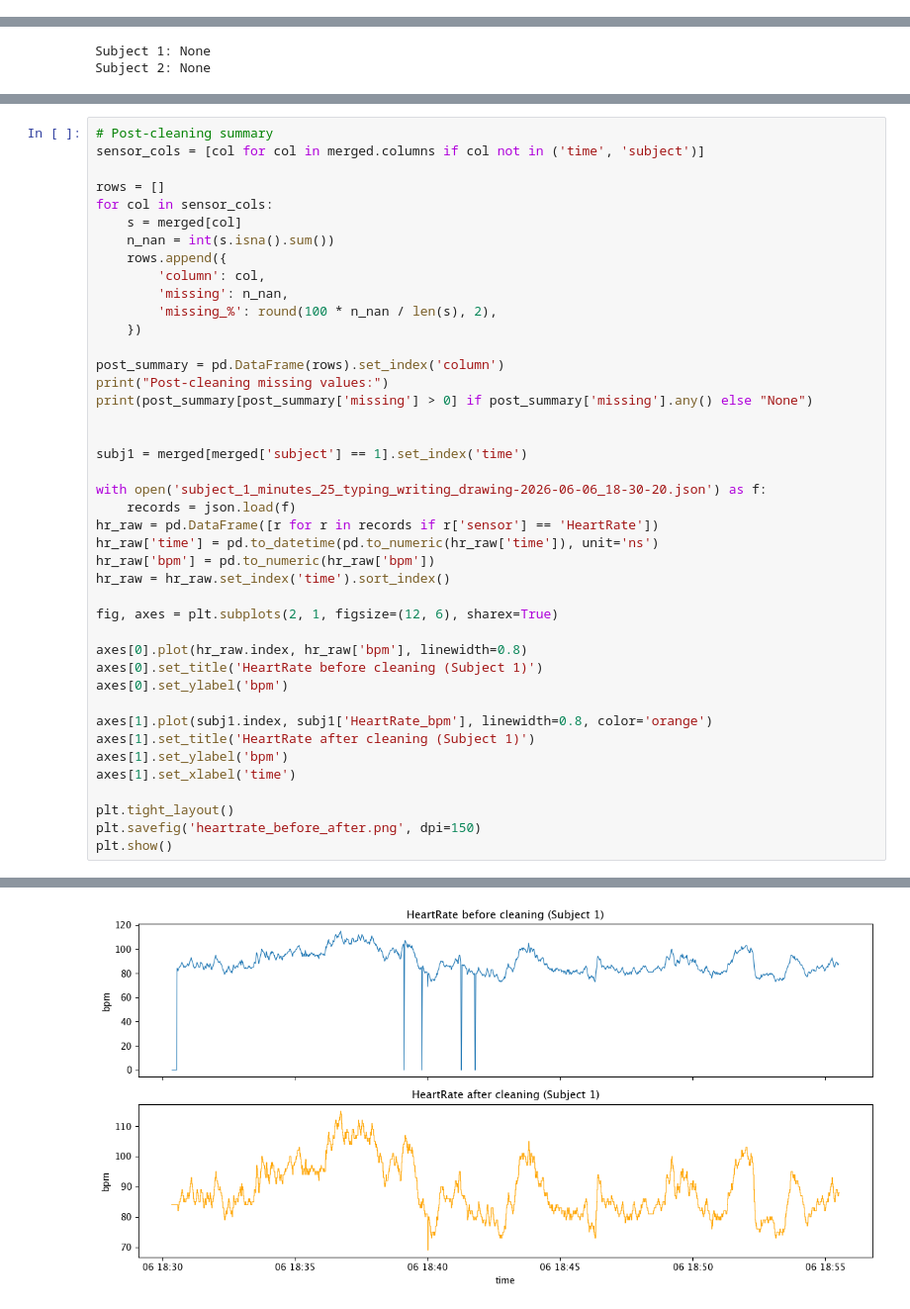
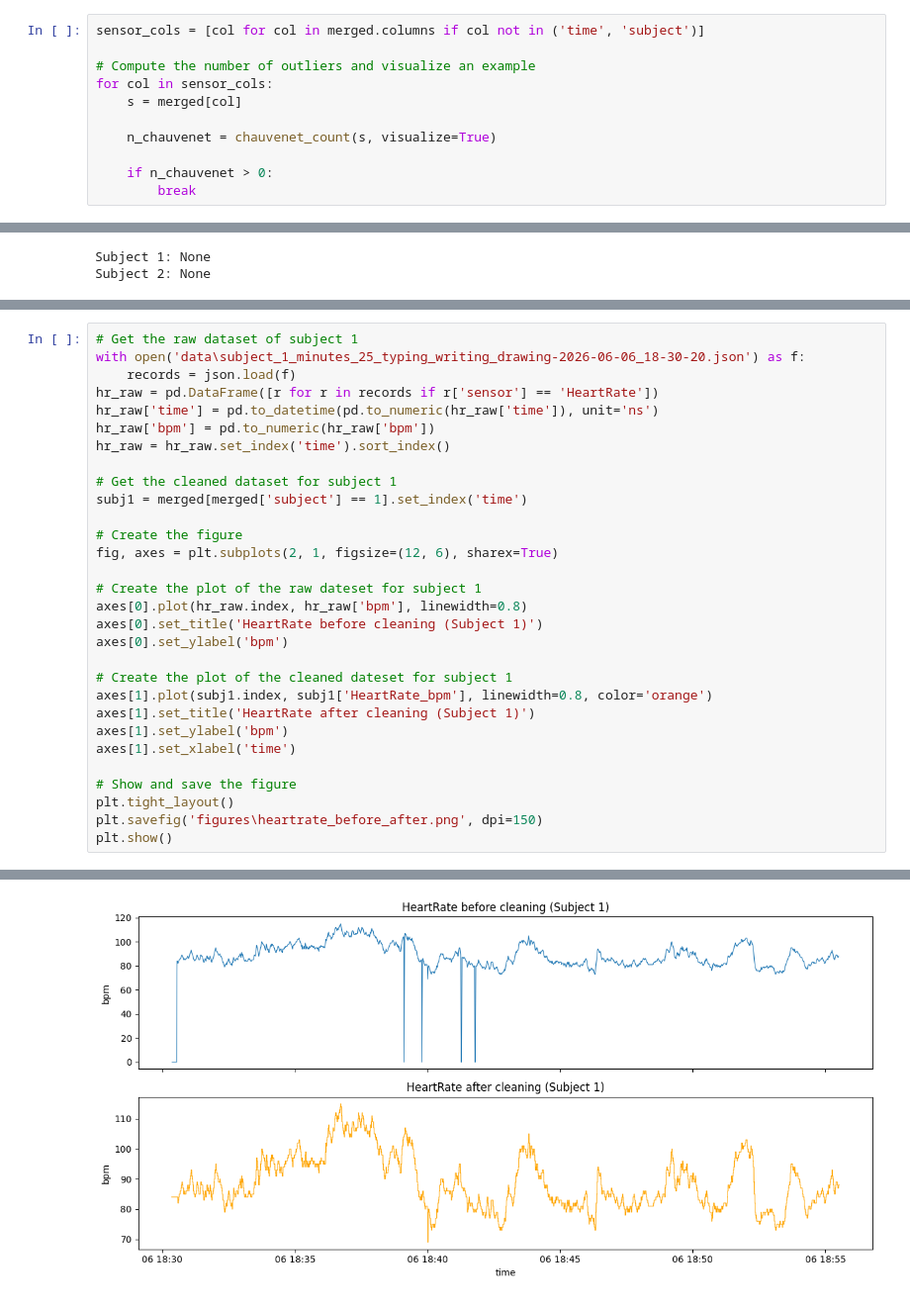
Before and after one commit to kms2302/group8_ml4qs, a Jupyter notebook: Python3Code/group8/Machine learning.ipynb, the cells around one changed output, grey strips where cells are left out. Shown at 99% size. Cells and saved outputs as stored; diff of their text form.

Commit message:
Data loading and cleaning

```diff
--- a/Python3Code/group8/Machine learning.ipynb
+++ b/Python3Code/group8/Machine learning.ipynb
@@ -137,0 +330,11 @@ dtype: int64
+# %%
+sensor_cols = [col for col in merged.columns if col not in ('time', 'subject')]
+
+# Compute the number of outliers and visualize an example
+for col in sensor_cols:
+    s = merged[col]
+
+    n_chauvenet = chauvenet_count(s, visualize=True)
+
+    if n_chauvenet > 0:
+        break
@@ -264,43 +510,31 @@ Subject 2: None
 # %%
-# Post-cleaning summary
-sensor_cols = [col for col in merged.columns if col not in ('time', 'subject')]
-
-rows = []
-for col in sensor_cols:
-    s = merged[col]
-    n_nan = int(s.isna().sum())
-    rows.append({
-        'column': col,
-        'missing': n_nan,
-        'missing_%': round(100 * n_nan / len(s), 2),
-    })
-
-post_summary = pd.DataFrame(rows).set_index('column')
-print("Post-cleaning missing values:")
-print(post_summary[post_summary['missing'] > 0] if post_summary['missing'].any() else "None")
-
-
-subj1 = merged[merged['subject'] == 1].set_index('time')
-
-with open('subject_1_minutes_25_typing_writing_drawing-2026-06-06_18-30-20.json') as f:
+# Get the raw dataset of subject 1
+with open('data\subject_1_minutes_25_typing_writing_drawing-2026-06-06_18-30-20.json') as f:
     records = json.load(f)
 hr_raw = pd.DataFrame([r for r in records if r['sensor'] == 'HeartRate'])
 hr_raw['time'] = pd.to_datetime(pd.to_numeric(hr_raw['time']), unit='ns')
 hr_raw['bpm'] = pd.to_numeric(hr_raw['bpm'])
 hr_raw = hr_raw.set_index('time').sort_index()
 
+# Get the cleaned dataset for subject 1
+subj1 = merged[merged['subject'] == 1].set_index('time')
+
+# Create the figure
 fig, axes = plt.subplots(2, 1, figsize=(12, 6), sharex=True)
 
+# Create the plot of the raw dateset for subject 1
 axes[0].plot(hr_raw.index, hr_raw['bpm'], linewidth=0.8)
 axes[0].set_title('HeartRate before cleaning (Subject 1)')
 axes[0].set_ylabel('bpm')
 
+# Create the plot of the cleaned dateset for subject 1
 axes[1].plot(subj1.index, subj1['HeartRate_bpm'], linewidth=0.8, color='orange')
 axes[1].set_title('HeartRate after cleaning (Subject 1)')
 axes[1].set_ylabel('bpm')
 axes[1].set_xlabel('time')
 
+# Show and save the figure
 plt.tight_layout()
-plt.savefig('heartrate_before_after.png', dpi=150)
+plt.savefig('figures\heartrate_before_after.png', dpi=150)
 plt.show()
 # %% [output]
@@ -309 +541 @@ None
-[figure, old version]
+[figure, new version]
```
Also changed, not shown: parts of 42 cells of this notebook.
